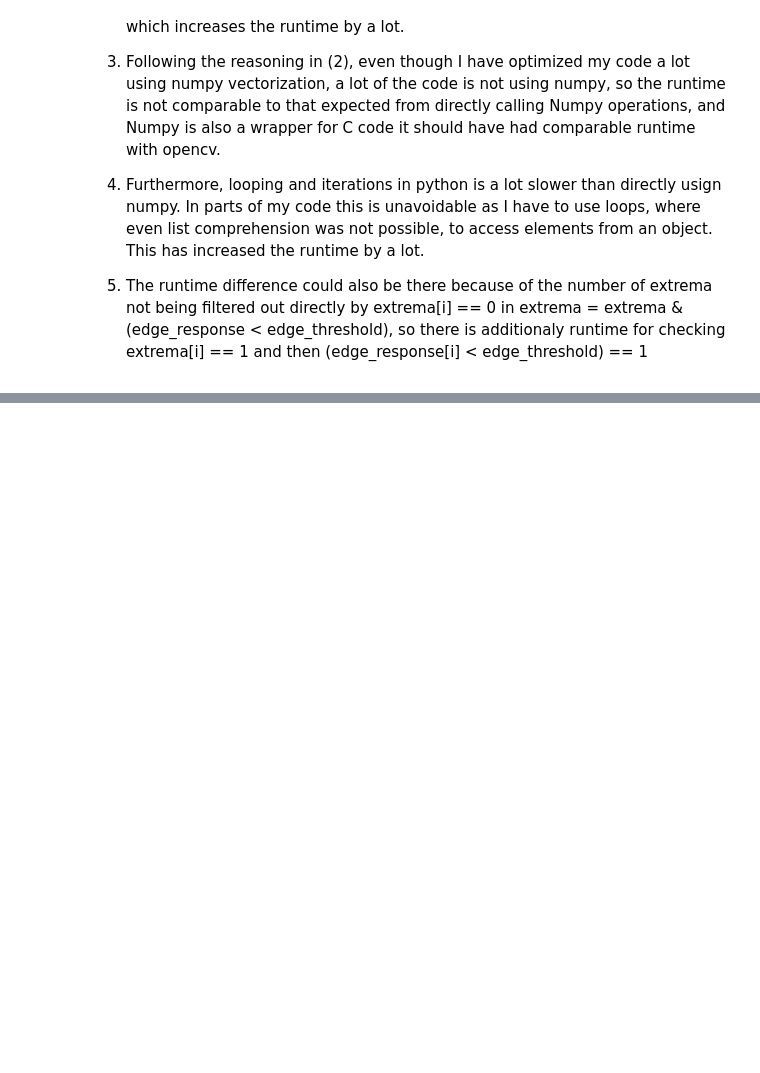
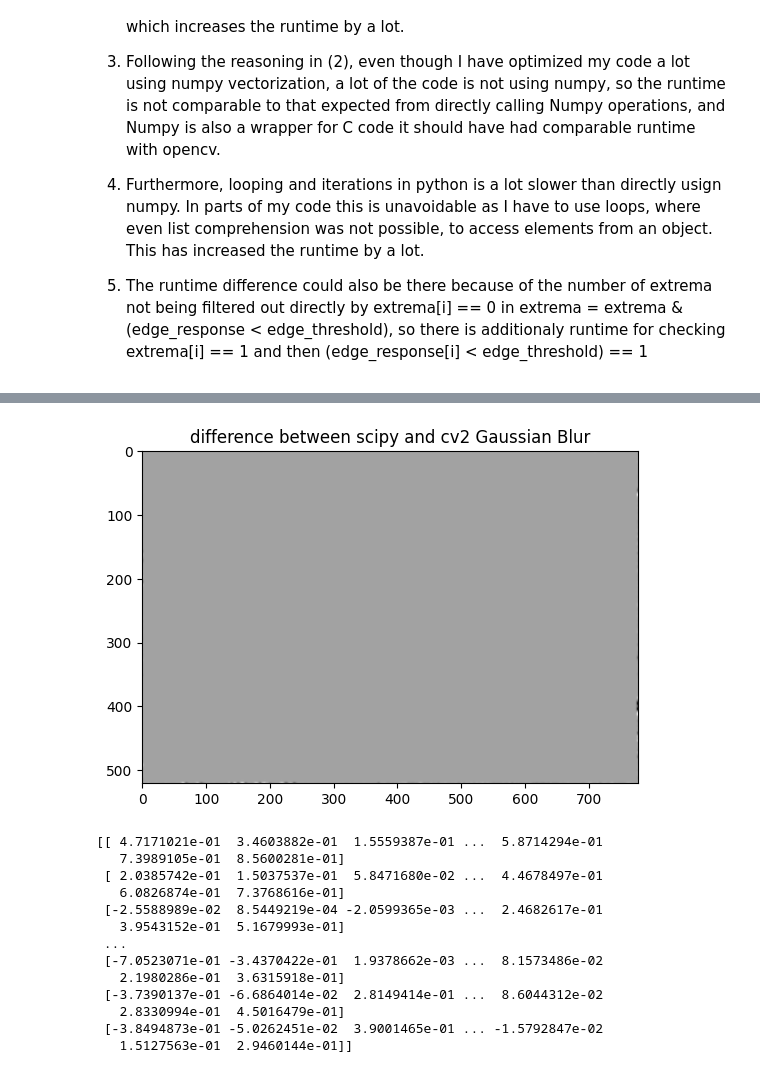
Before and after one commit to natharyan/CS-2467-Monsoon-2024, a Jupyter notebook: PSET2/2.ipynb, the cells around one changed output, grey strips where cells are left out. Cells and saved outputs as stored; diff of their text form; code cells hidden in the pictures; blank space fills up the shorter version.

```diff
--- a/PSET2/2.ipynb
+++ b/PSET2/2.ipynb
@@ -633,3 +640,36 @@ Difference in Precision:
+# %%
+# check if scipy.ndimage.gaussian_filter(gray_float, sig_diff) differs from cv2.GaussianBlur(gray_float, (0, 0), sig_diff)
+
+import cv2
+import numpy as np
+from scipy.ndimage import gaussian_filter
+
+img = cv2.imread('test.png', cv2.IMREAD_GRAYSCALE)
+gray_float = img.astype(np.float32)
+sig_diff = 1.6
+gaussian_blur_scipy = gaussian_filter(gray_float, sig_diff)
+gaussian_blur_cv2 = cv2.GaussianBlur(gray_float, (0, 0), sig_diff)
+
+plt.imshow(gaussian_blur_cv2 - gaussian_blur_scipy, cmap='gray')
+plt.title('difference between scipy and cv2 Gaussian Blur')
+plt.show()
+
+print(gaussian_blur_cv2 - gaussian_blur_scipy)
+# %% [output]
+[figure, added]
+[[ 4.7171021e-01  3.4603882e-01  1.5559387e-01 ...  5.8714294e-01
+   7.3989105e-01  8.5600281e-01]
+ [ 2.0385742e-01  1.5037537e-01  5.8471680e-02 ...  4.4678497e-01
+   6.0826874e-01  7.3768616e-01]
+ [-2.5588989e-02  8.5449219e-04 -2.0599365e-03 ...  2.4682617e-01
+   3.9543152e-01  5.1679993e-01]
+ ...
+ [-7.0523071e-01 -3.4370422e-01  1.9378662e-03 ...  8.1573486e-02
+   2.1980286e-01  3.6315918e-01]
+ [-3.7390137e-01 -6.6864014e-02  2.8149414e-01 ...  8.6044312e-02
+   2.8330994e-01  4.5016479e-01]
+ [-3.8494873e-01 -5.0262451e-02  3.9001465e-01 ... -1.5792847e-02
+   1.5127563e-01  2.9460144e-01]]
 # %%
 # opencv gives points in float.
 # manual implementation gives points in int.
```
Also changed, not shown: parts of 11 cells of this notebook, 1 other file.
